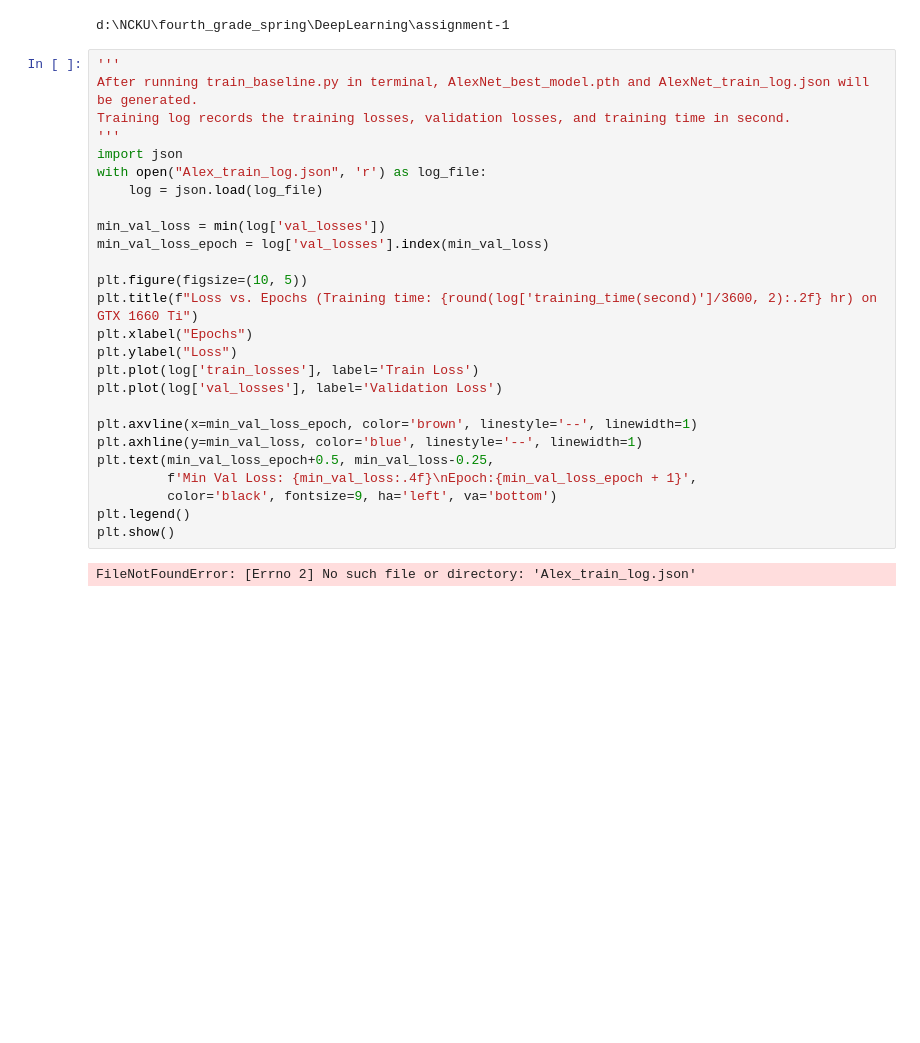
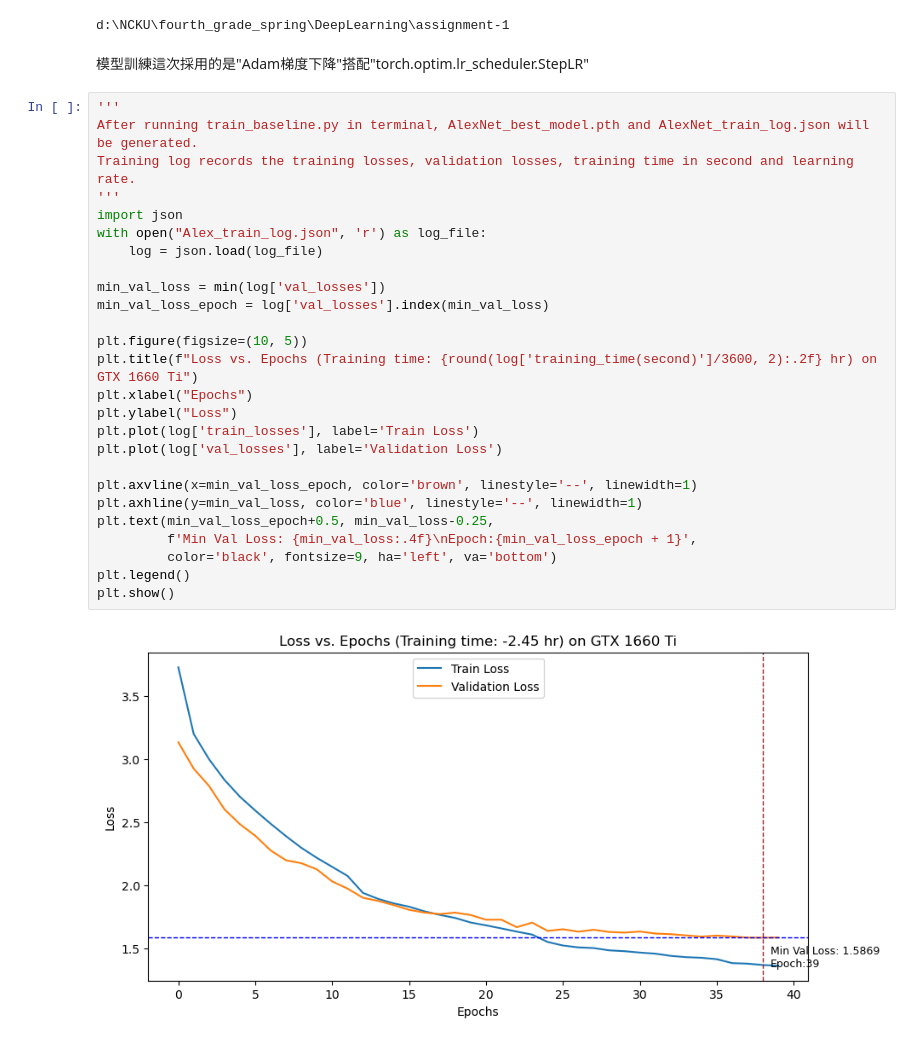
Before and after one commit to youchengchao/DL2025spring, a Jupyter notebook: assignment-1/Task_A.ipynb, the cells around one changed output. Saved outputs shown, nothing was run; the diff lists cells and outputs as text; blank space fills up the shorter version.

```diff
--- a/assignment-1/Task_A.ipynb
+++ b/assignment-1/Task_A.ipynb
@@ -103,34 +103,36 @@ summary(myVGG16, input_size=(3, 224, 224))
 !cd
 # %% [output]
 d:\NCKU\fourth_grade_spring\DeepLearning\assignment-1
+# %% [markdown]
+模型訓練這次採用的是"Adam梯度下降"搭配"torch.optim.lr_scheduler.StepLR"
 # %%
 '''
 After running train_baseline.py in terminal, AlexNet_best_model.pth and AlexNet_train_log.json will be generated.
-Training log records the training losses, validation losses, and training time in second.
+Training log records the training losses, validation losses, training time in second and learning rate.
 '''
 import json
 with open("Alex_train_log.json", 'r') as log_file:
     log = json.load(log_file)
 
 min_val_loss = min(log['val_losses'])
 min_val_loss_epoch = log['val_losses'].index(min_val_loss)
 
 plt.figure(figsize=(10, 5))
 plt.title(f"Loss vs. Epochs (Training time: {round(log['training_time(second)']/3600, 2):.2f} hr) on GTX 1660 Ti")
 plt.xlabel("Epochs")
 plt.ylabel("Loss")
 plt.plot(log['train_losses'], label='Train Loss')
 plt.plot(log['val_losses'], label='Validation Loss')
 
 plt.axvline(x=min_val_loss_epoch, color='brown', linestyle='--', linewidth=1)
 plt.axhline(y=min_val_loss, color='blue', linestyle='--', linewidth=1)
 plt.text(min_val_loss_epoch+0.5, min_val_loss-0.25,
          f'Min Val Loss: {min_val_loss:.4f}\nEpoch:{min_val_loss_epoch + 1}',
          color='black', fontsize=9, ha='left', va='bottom')
 plt.legend()
 plt.show()
 # %% [output]
-FileNotFoundError: [Errno 2] No such file or directory: 'Alex_train_log.json'
+[figure, added]
 # %%
 # testing
 from AlexNet import AlexNet
```
Also changed, not shown: parts of 1 cell of this notebook, 4 other files.
